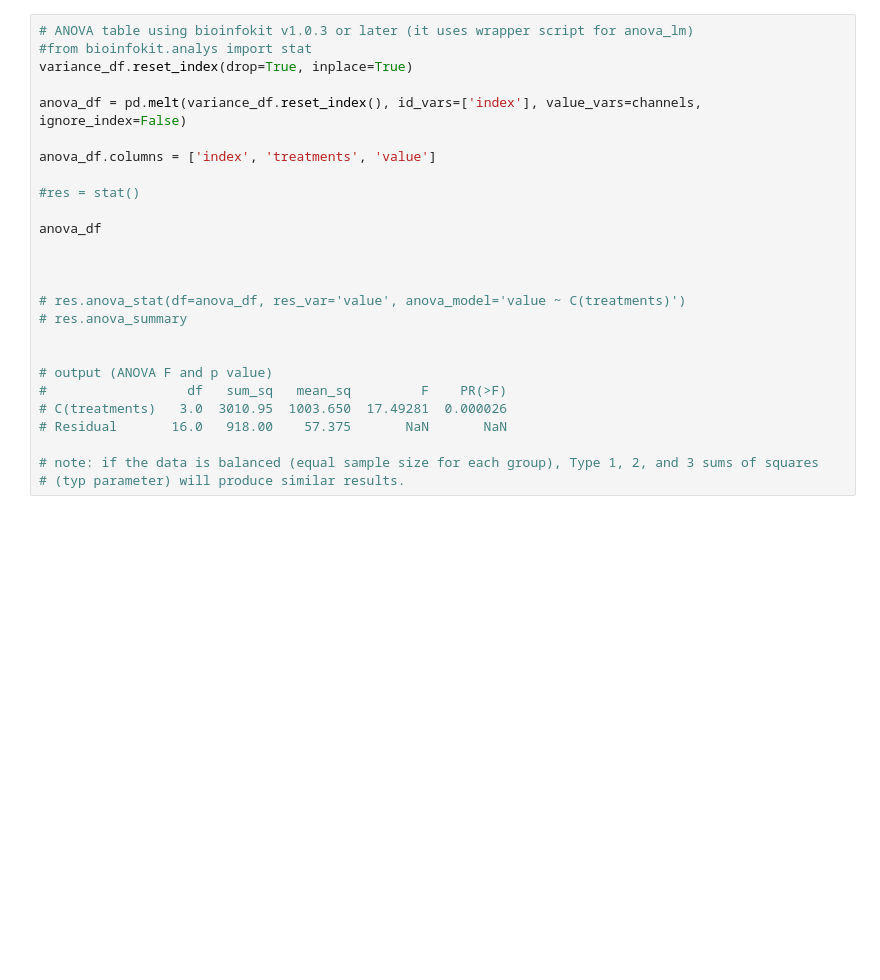
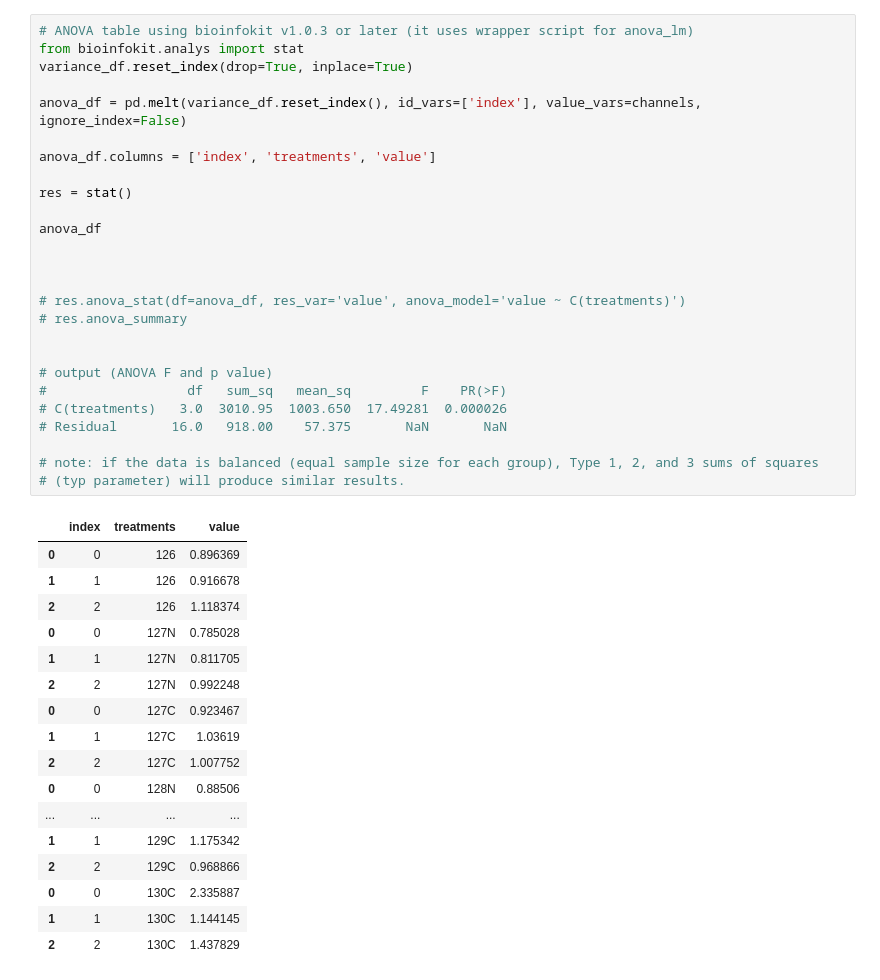
Before and after one commit to PayneLab/TMT_QC, a Jupyter notebook: Variance from Median Figure 2b.ipynb, the cells around one changed output. Drawn from its saved outputs; the diff is of its cells as text; blank space fills up the shorter version.

```diff
--- a/Variance from Median Figure 2b.ipynb
+++ b/Variance from Median Figure 2b.ipynb
@@ -143,29 +171,47 @@ counts_df
 # %%
 # ANOVA table using bioinfokit v1.0.3 or later (it uses wrapper script for anova_lm)
-#from bioinfokit.analys import stat
+from bioinfokit.analys import stat
 variance_df.reset_index(drop=True, inplace=True)
 
 anova_df = pd.melt(variance_df.reset_index(), id_vars=['index'], value_vars=channels, ignore_index=False)
 
 anova_df.columns = ['index', 'treatments', 'value']
 
-#res = stat()
+res = stat()
 
 anova_df
 
 
 
 # res.anova_stat(df=anova_df, res_var='value', anova_model='value ~ C(treatments)')
 # res.anova_summary
 
 
 # output (ANOVA F and p value)
 #                  df   sum_sq   mean_sq         F    PR(>F)
 # C(treatments)   3.0  3010.95  1003.650  17.49281  0.000026
 # Residual       16.0   918.00    57.375       NaN       NaN
 
 # note: if the data is balanced (equal sample size for each group), Type 1, 2, and 3 sums of squares
 # (typ parameter) will produce similar results.
+# %% [output]
+|  | index | treatments | value |
+| 0 | 0 | 126 | 0.896369 |
+| 1 | 1 | 126 | 0.916678 |
+| 2 | 2 | 126 | 1.118374 |
+| 0 | 0 | 127N | 0.785028 |
+| 1 | 1 | 127N | 0.811705 |
+| 2 | 2 | 127N | 0.992248 |
+| 0 | 0 | 127C | 0.923467 |
+| 1 | 1 | 127C | 1.03619 |
+| 2 | 2 | 127C | 1.007752 |
+| 0 | 0 | 128N | 0.88506 |
+| ... | ... | ... | ... |
+| 1 | 1 | 129C | 1.175342 |
+| 2 | 2 | 129C | 0.968866 |
+| 0 | 0 | 130C | 2.335887 |
+| 1 | 1 | 130C | 1.144145 |
+| 2 | 2 | 130C | 1.437829 |
 # %%
 to_graph_df = pd.melt(variance_df, id_vars=["Carrier Volume"], value_vars=channels, ignore_index=False)
 to_graph_df["Dataset"] = to_graph_df.index
```
Also changed, not shown: parts of 5 cells of this notebook, 1 other file.
